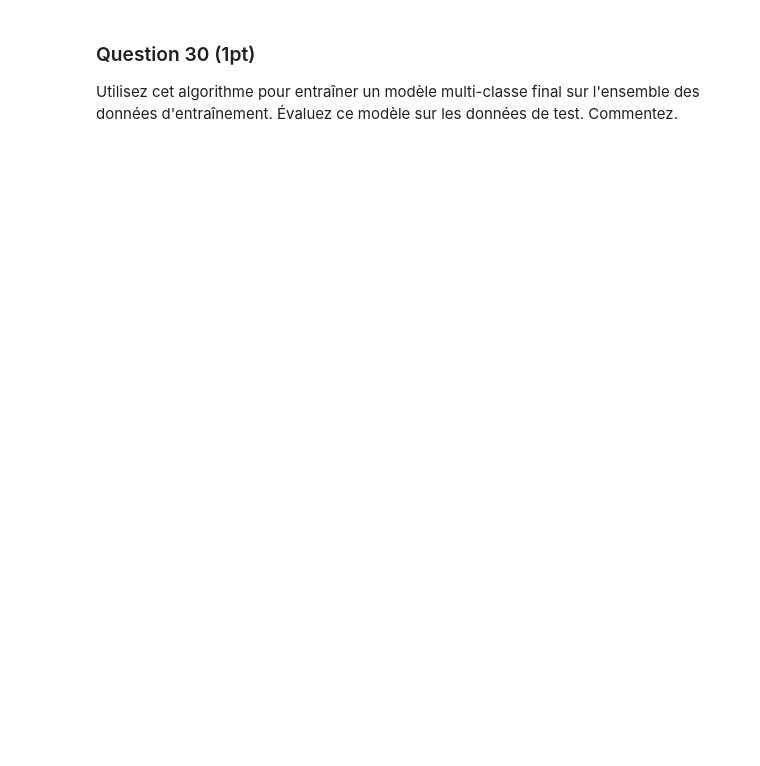
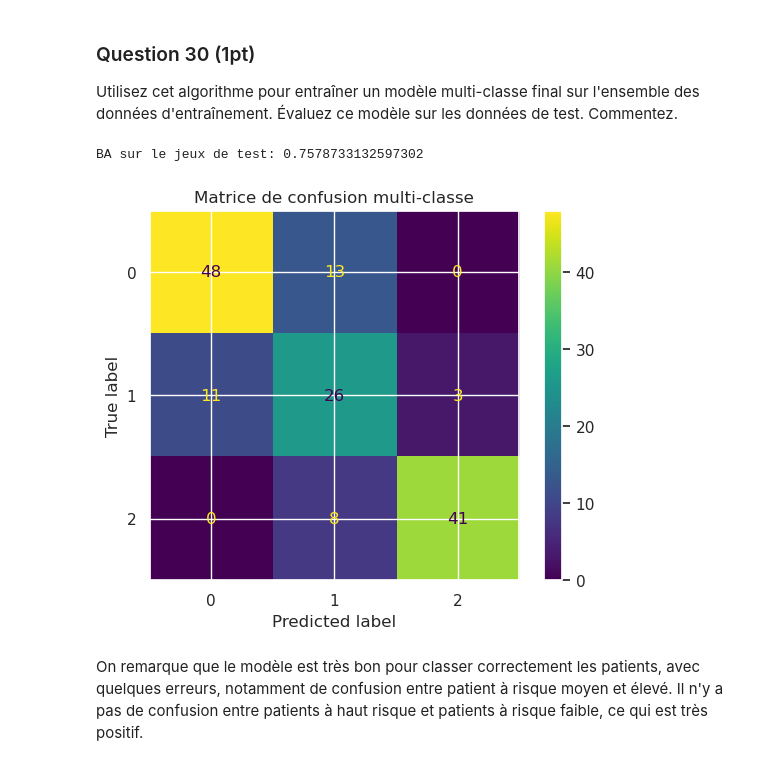
Before and after one commit to Kataevskii/projet-data, a Jupyter notebook: Projet.ipynb, the cells around one changed output. Cells and saved outputs as stored; diff of their text form; code cells hidden in the pictures; blank space fills up the shorter version.

```diff
--- a/Projet.ipynb
+++ b/Projet.ipynb
@@ -526,3 +625,35 @@ Choisissez un des algorithmes mentionnés à la question précédente et entraî
 # %% [markdown]
 ### Question 30 (1pt)
 Utilisez cet algorithme pour entraîner un modèle multi-classe final sur l'ensemble des données d'entraînement. Évaluez ce modèle sur les données de test. Commentez.
+# %%
+# Génération des données de test
+df_reserve = pd.read_csv('data/donnees_reservees.csv')
+X_test = df_reserve.drop('Risque', axis=1).values
+y_test = df_reserve['Risque'].astype(int).values
+
+std_scale = preprocessing.StandardScaler().fit (X_test)  # Standardisation des données
+X_test_scaled = std_scale.transform(X_test)
+
+# Création de l'estimateur final et entrainement
+final_multi = ensemble.RandomForestClassifier(
+    n_estimators=grid.best_params_['n_estimators'],
+    random_state=101
+)
+final_multi.fit (X_train_scaled, y_train)
+
+# Prediction sur le jeux de test et précision
+y_test_pred = final_multi.predict(X_test_scaled)
+BA = metrics.balanced_accuracy_score(y_test, y_test_pred)
+print(f"BA sur le jeux de test: {BA}")
+
+metrics.ConfusionMatrixDisplay.from_predictions(
+    y_test, y_test_pred,
+    display_labels=["0", "1", "2"]
+)
+plt.title("Matrice de confusion multi-classe")
+plt.show()
+# %% [output]
+BA sur le jeux de test: 0.7578733132597302
+[figure, added]
+# %% [markdown]
+On remarque que le modèle est très bon pour classer correctement les patients, avec quelques erreurs, notamment de confusion entre patient à risque moyen et élevé. Il n'y a pas de confusion entre patients à haut risque et patients à risque faible, ce qui est très positif.
```
Also changed, not shown: parts of 17 cells of this notebook.
